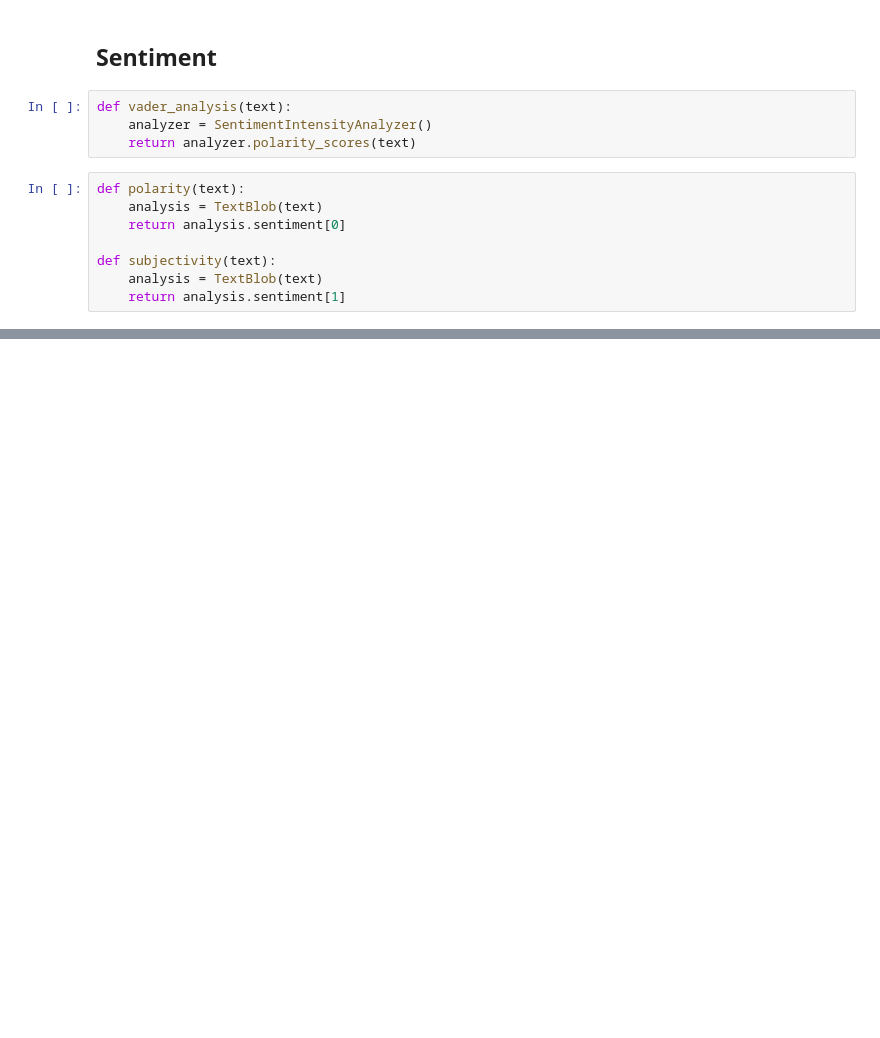
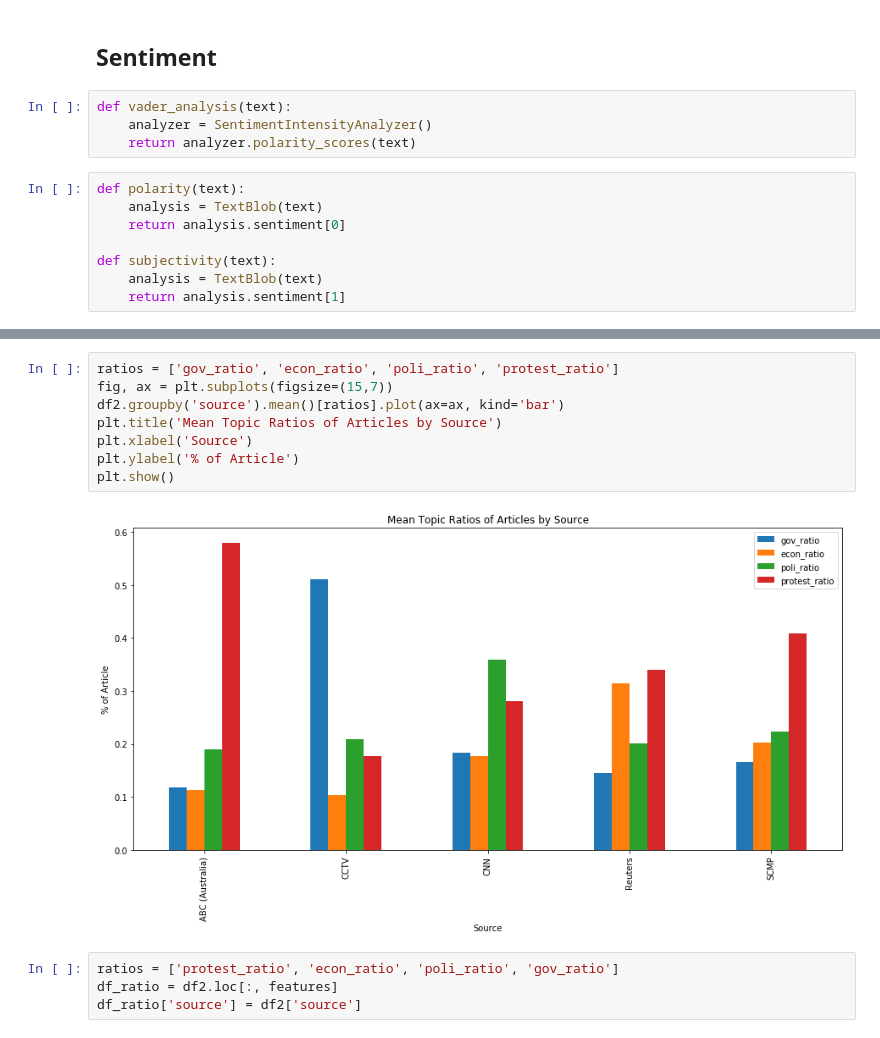
Before and after one commit to wplam107/Final_Project, a Jupyter notebook: data_eng_eda.ipynb, the cells around one changed output, grey strips where cells are left out. Saved outputs shown, nothing was run; the diff lists cells and outputs as text; blank space fills up the shorter version.

```diff
--- a/data_eng_eda.ipynb
+++ b/data_eng_eda.ipynb
@@ -596,0 +558,14 @@ Name: Economic, dtype: float64
+# %%
+ratios = ['gov_ratio', 'econ_ratio', 'poli_ratio', 'protest_ratio']
+fig, ax = plt.subplots(figsize=(15,7))
+df2.groupby('source').mean()[ratios].plot(ax=ax, kind='bar')
+plt.title('Mean Topic Ratios of Articles by Source')
+plt.xlabel('Source')
+plt.ylabel('% of Article')
+plt.show()
+# %% [output]
+[figure, added]
+# %%
+ratios = ['protest_ratio', 'econ_ratio', 'poli_ratio', 'gov_ratio']
+df_ratio = df2.loc[:, features]
+df_ratio['source'] = df2['source']
```
Also changed, not shown: parts of 99 cells of this notebook, 2 other files.
